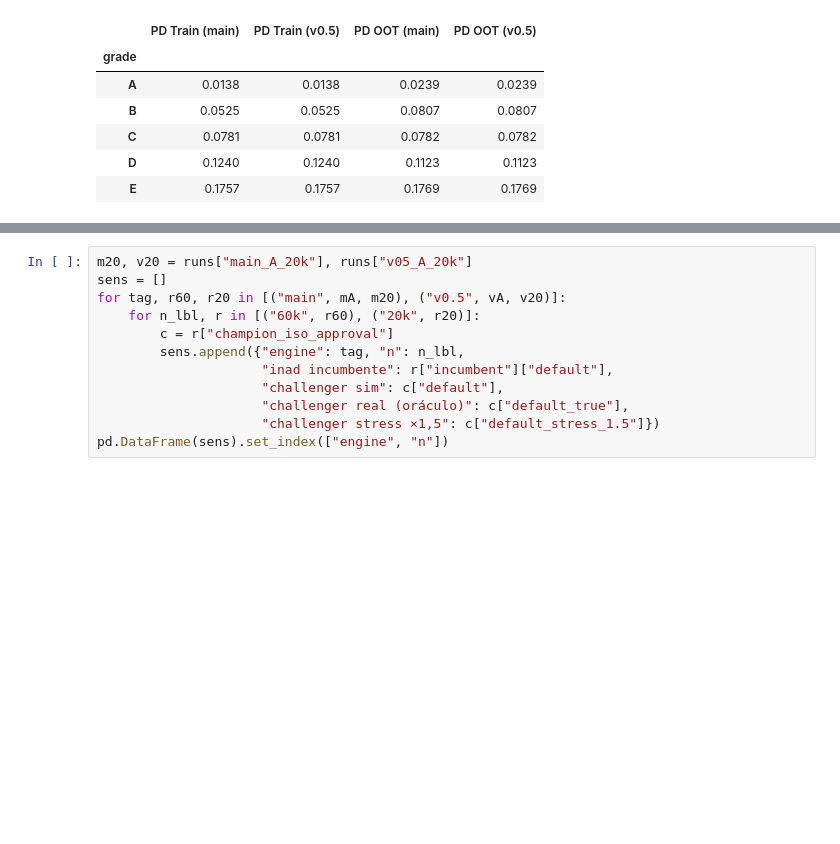
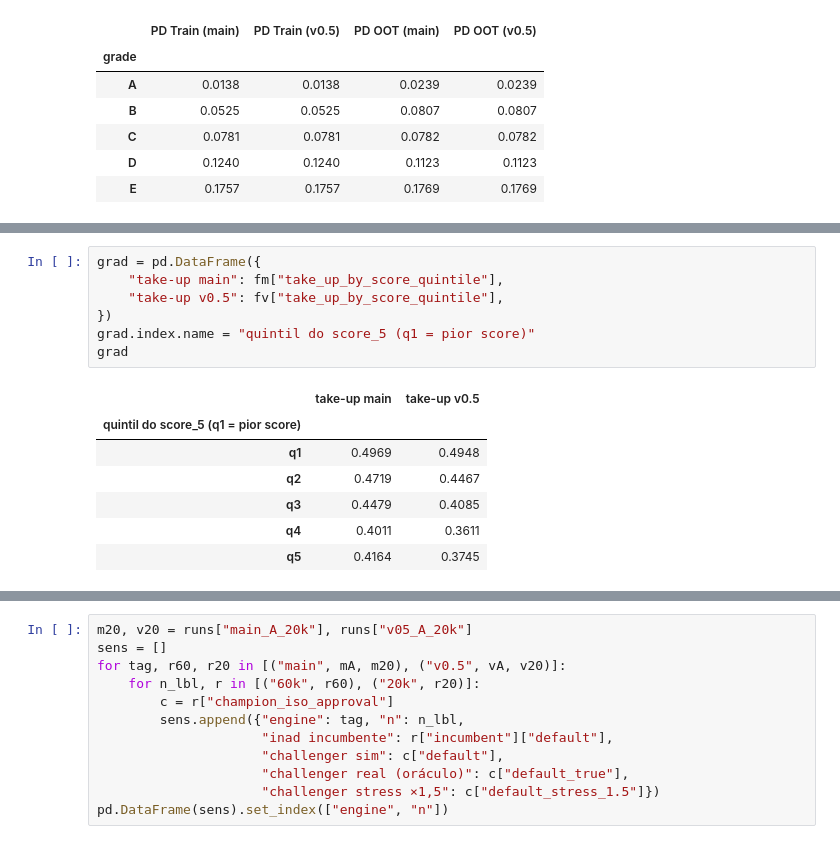
Before and after one commit to matheuspasche/pycreditools, a Jupyter notebook: validation/masterclass_engine_parity.ipynb, the cells around one changed output, grey strips where cells are left out. Saved outputs shown, nothing was run; the diff lists cells and outputs as text; blank space fills up the shorter version.

```diff
--- a/validation/masterclass_engine_parity.ipynb
+++ b/validation/masterclass_engine_parity.ipynb
@@ -440,0 +483,15 @@ O motor de rating não mudou entre as branches.
+# %%
+grad = pd.DataFrame({
+    "take-up main": fm["take_up_by_score_quintile"],
+    "take-up v0.5": fv["take_up_by_score_quintile"],
+})
+grad.index.name = "quintil do score_5 (q1 = pior score)"
+grad
+# %% [output]
+|  | take-up main | take-up v0.5 |
+| quintil do score_5 (q1 = pior score) |  |  |
+| q1 | 0.4969 | 0.4948 |
+| q2 | 0.4719 | 0.4467 |
+| q3 | 0.4479 | 0.4085 |
+| q4 | 0.4011 | 0.3611 |
+| q5 | 0.4164 | 0.3745 |
```
Also changed, not shown: parts of 5 cells of this notebook, 10 other files.
